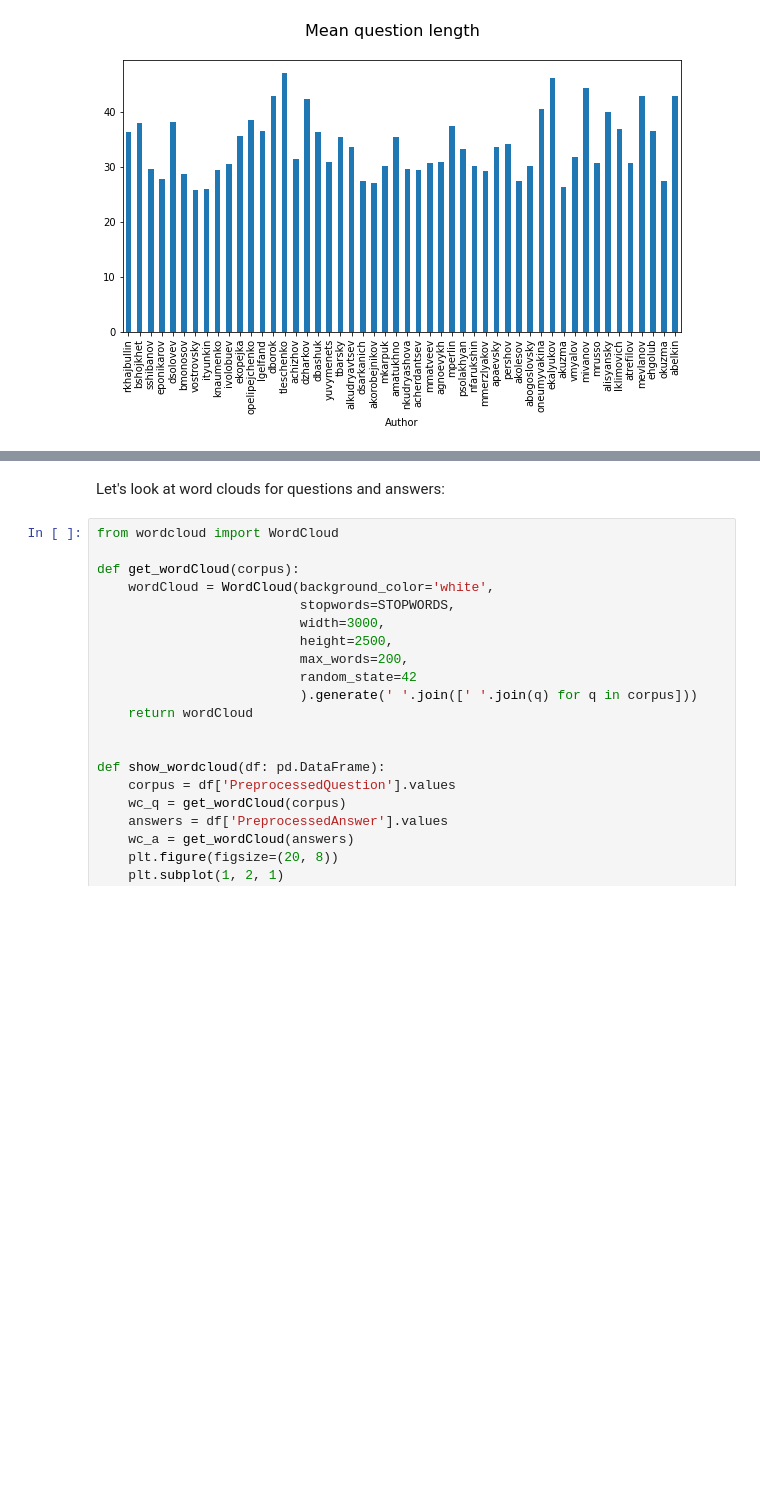
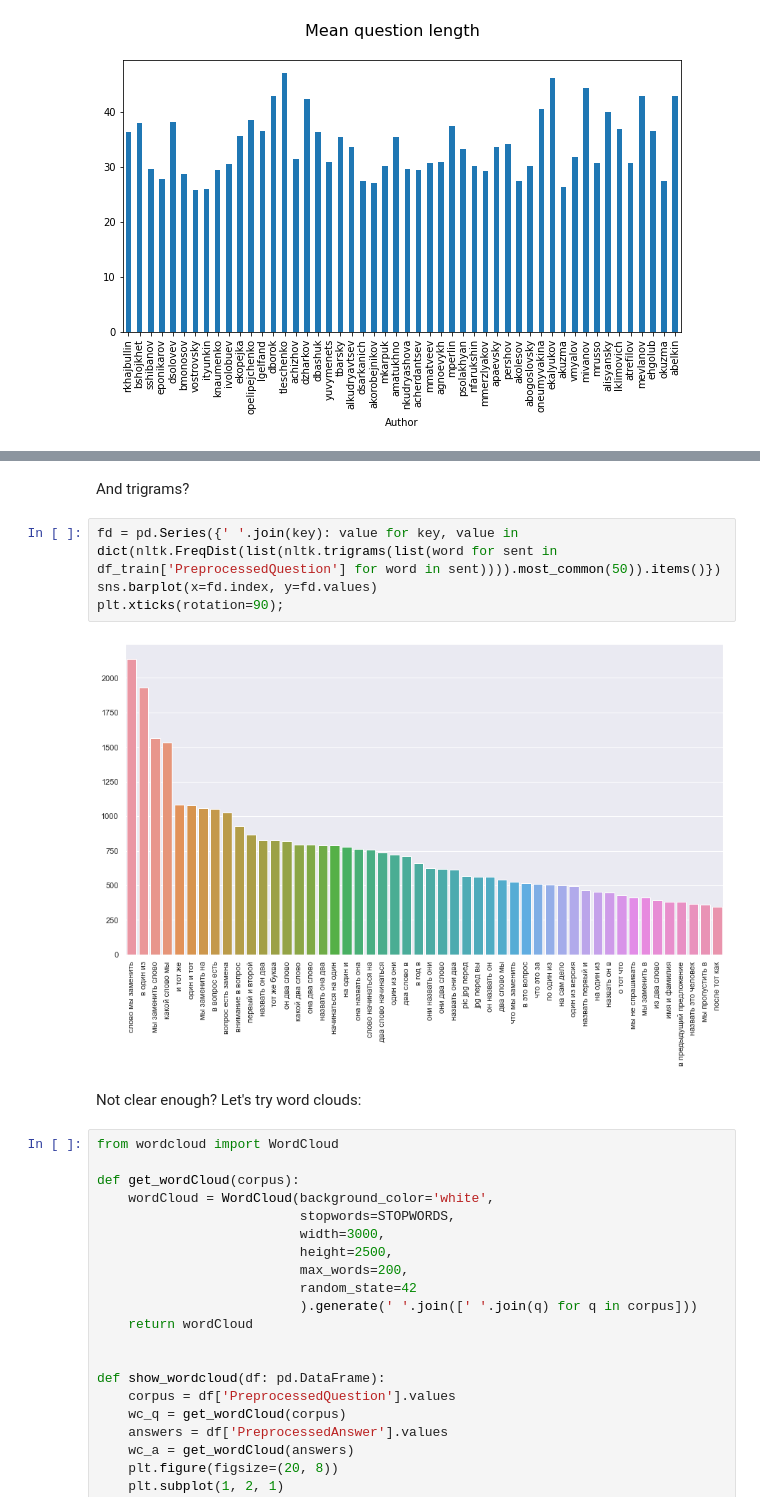
Before and after one commit to mary-el/nlp, a Jupyter notebook: main.ipynb, the cells around one changed output, grey strips where cells are left out. Cells and saved outputs as stored; diff of their text form; blank space fills up the shorter version.

```diff
--- a/main.ipynb
+++ b/main.ipynb
@@ -377,5 +403,13 @@ q_len.plot(kind='bar')
+# %% [markdown]
+And trigrams?
+# %%
+fd = pd.Series({' '.join(key): value for key, value in dict(nltk.FreqDist(list(nltk.trigrams(list(word for sent in df_train['PreprocessedQuestion'] for word in sent)))).most_common(50)).items()})
+sns.barplot(x=fd.index, y=fd.values)
+plt.xticks(rotation=90);
+# %% [output]
+[figure, added]
 # %% [markdown]
-Let's look at word clouds for questions and answers:
+Not clear enough? Let's try word clouds:
 # %%
 from wordcloud import WordCloud
 
```
Also changed, not shown: parts of 28 cells of this notebook.
